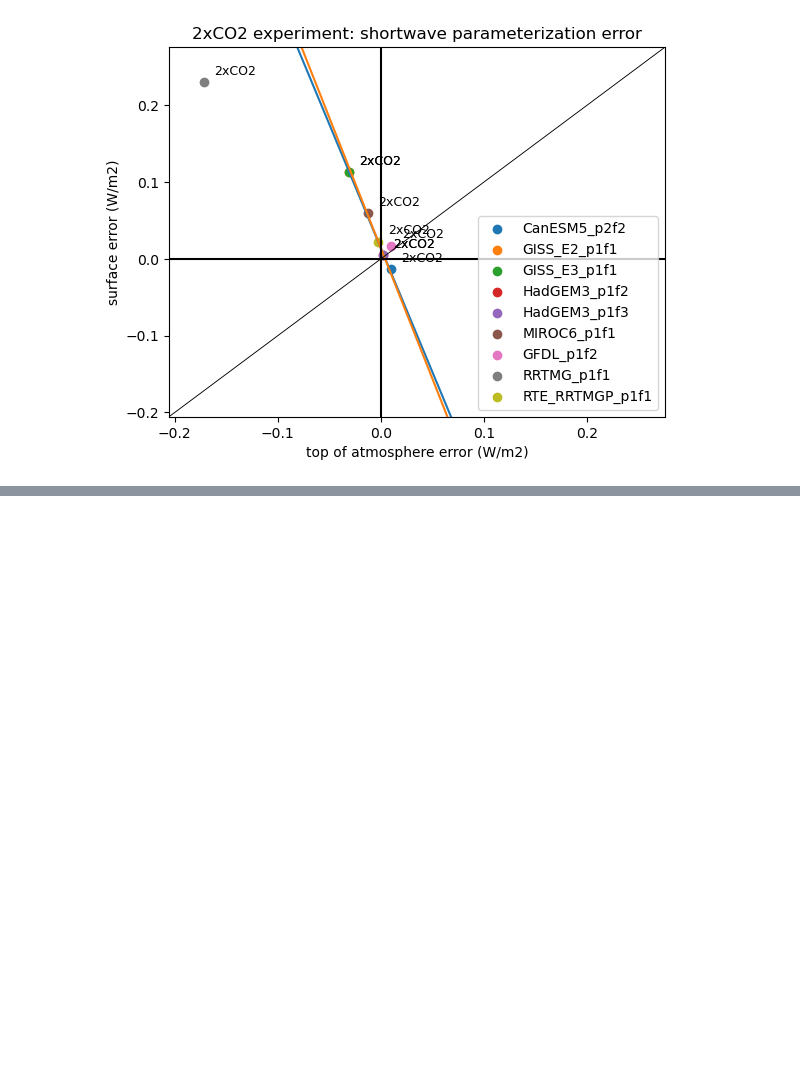
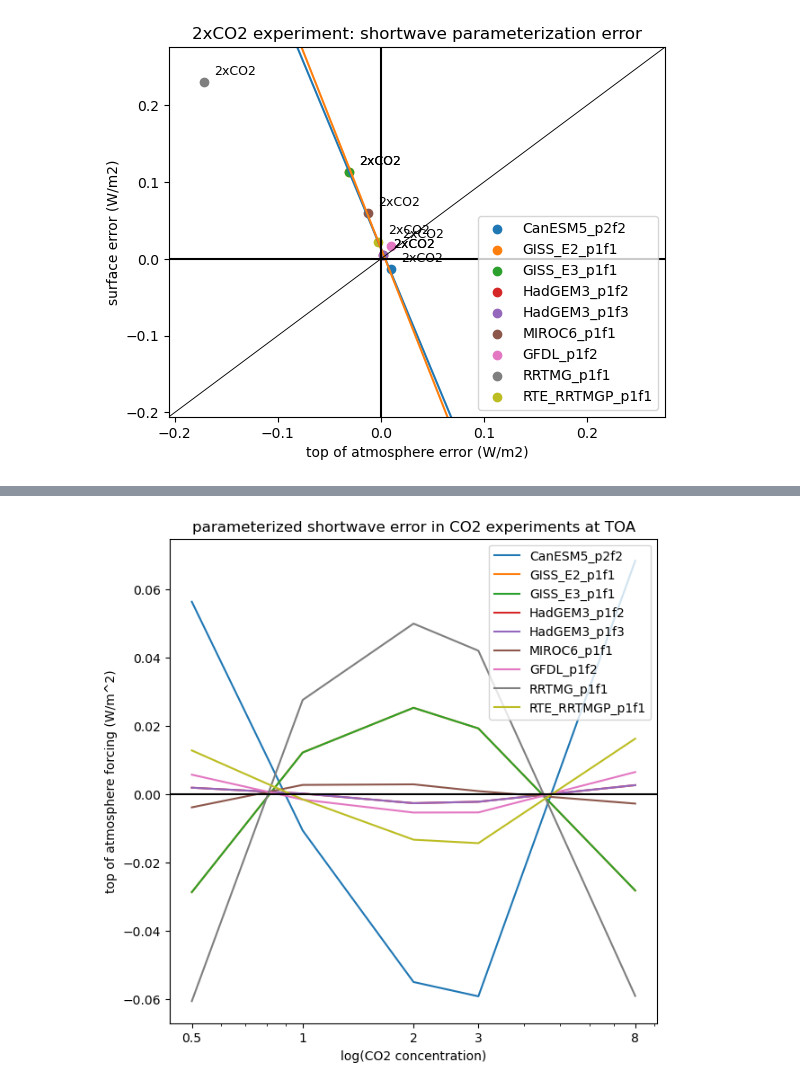
Before and after one commit to emmal01/RFMIP_CO2_analysis, a Jupyter notebook: RFMIP_final_script.ipynb, the cells around one changed output, grey strips where cells are left out. Saved outputs shown, nothing was run; the diff lists cells and outputs as text; code cells hidden in the pictures; blank space fills up the shorter version.

```diff
--- a/RFMIP_final_script.ipynb
+++ b/RFMIP_final_script.ipynb
@@ -528,0 +563,31 @@ RTE_RRTMGP_p1f1:0.014828827593866202
+# %%
+#plot shortwave parameterization error deviation from logarithmic (by model realization)
+fig, ax = plt.subplots(figsize=(7,7))
+
+deviation = {}
+
+#find a logarithmic model for each realization
+for m in list(gbme.keys()):
+    t = np.log10([0.5, 1, 2, 3, 8])
+    y = gbme[m].data_vars["rsn"].sel(expt=['0.5xCO2', 'PI CO2', '2xCO2', '3xCO2', '8xCO2'], level=0)
+    p = np.polyfit(t, y, 1)
+    y_model = p[0] * np.log10([0.5,1,2,3,8]) + p[1]
+    deviation.update({str(m): y-y_model})
+
+#plot the deviation from the logarithmic model
+for m in list(gbme.keys()):
+    plt.plot([0.5, 1, 2, 3, 8], deviation[m])
+
+#scale logarithmically and label tick marks and axes
+plt.ylabel("top of atmosphere forcing (W/m^2)")
+plt.xscale('log')
+ax.set_xticks([0.5, 1, 2, 3, 8])
+ax.set_xticklabels([0.5, 1, 2, 3, 8])
+plt.xlabel("log(CO2 concentration)")
+ax.axhline(y=0, color='k')
+ax.axvline(x=0, color='k')
+plt.legend(gbme.keys())
+plt.title("parameterized shortwave error in CO2 experiments at TOA")
+plt.show()
+# %% [output]
+[figure, added]
```
Also changed, not shown: parts of 6 cells of this notebook.
